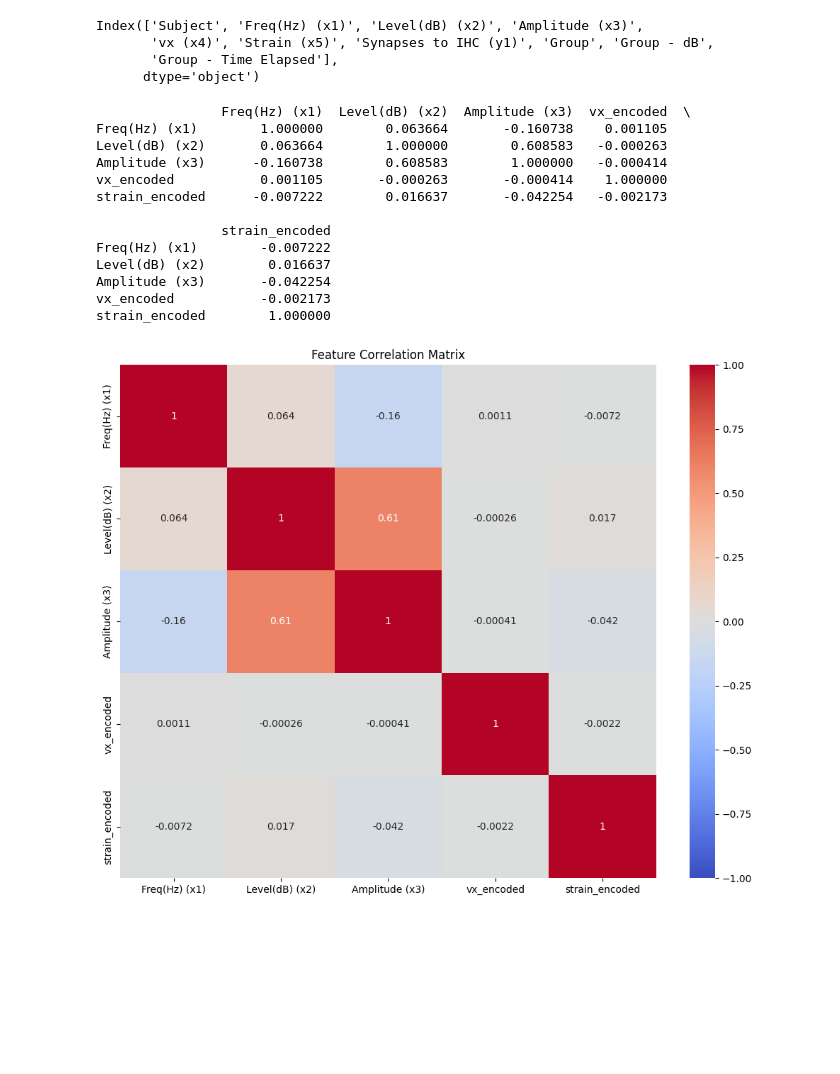
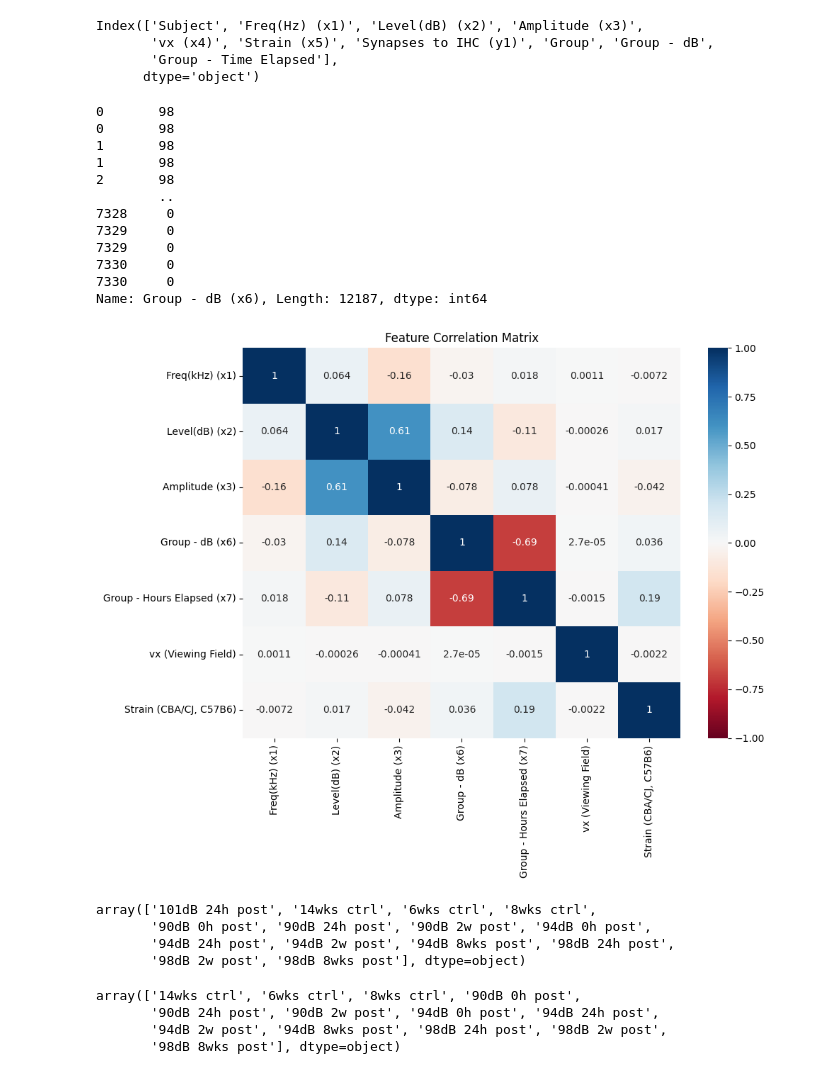
Before and after one commit to lashebir/synapsemodel, a Jupyter notebook: TTbySubject.ipynb, the cells around one changed output. Saved outputs shown, nothing was run; the diff lists cells and outputs as text; code cells hidden in the pictures; blank space fills up the shorter version.

```diff
--- a/TTbySubject.ipynb
+++ b/TTbySubject.ipynb
@@ -8210,3 +9050,18 @@ Index(['Subject', 'Freq(Hz) (x1)', 'Level(dB) (x2)', 'Amplitude (x3)',
        'vx (x4)', 'Strain (x5)', 'Synapses to IHC (y1)', 'Group', 'Group - dB',
        'Group - Time Elapsed'],
       dtype='object')
+# %%
+final_clean_strained_grouped_pos_cleangroup_vs_timed['Group - dB (x6)']
+# %% [output]
+0       98
+0       98
+1       98
+1       98
+2       98
+        ..
+7328     0
+7329     0
+7329     0
+7330     0
+7330     0
+Name: Group - dB (x6), Length: 12187, dtype: int64
@@ -8213,57 +9070,62 @@ Index(['Subject', 'Freq(Hz) (x1)', 'Level(dB) (x2)', 'Amplitude (x3)',
 # %%
 # Make a copy of your data to avoid modifying the original
-df_corr = final_clean_strained_grouped_pos_cleangroup.copy()
+df_corr = final_clean_strained_grouped_pos_cleangroup_vs_timed.copy()
 
 # Use label encoding for both categorical variables
 from sklearn.preprocessing import LabelEncoder
 
 # Encode vx (x4)
 le_vx = LabelEncoder()
-df_corr['vx_encoded'] = le_vx.fit_transform(df_corr['vx (x4)'])
+df_corr['vx (Viewing Field)'] = le_vx.fit_transform(df_corr['vx (x4)'])
 
 # Encode strain
 le_strain = LabelEncoder()
-df_corr['strain_encoded'] = le_strain.fit_transform(df_corr['Strain (x5)'])
+df_corr['Strain (CBA/CJ, C57B6)'] = le_strain.fit_transform(df_corr['Strain (x5)'])
 
 # Create one-hot encoding for strain
 strain_dummies = pd.get_dummies(df_corr['Strain (x5)'], prefix='Strain')
 
 # Select numerical columns for correlation
 numeric_cols = [
-    'Freq(Hz) (x1)',
+    'Freq(kHz) (x1)',
     'Level(dB) (x2)',
     'Amplitude (x3)',
-    'vx_encoded',
-    'strain_encoded'
+    'Group - dB (x6)',
+    'Group - Hours Elapsed (x7)',
+    'vx (Viewing Field)',
+    'Strain (CBA/CJ, C57B6)',
 ]
 
 # Calculate correlation matrix
 correlation_matrix = df_corr[numeric_cols].corr()
 
 # Display the matrix
-print(correlation_matrix)
+# print(correlation_matrix)
 
 # Visualize correlation matrix
 import matplotlib.pyplot as plt
 import seaborn as sns
 
 plt.figure(figsize=(10, 8))
-sns.heatmap(correlation_matrix, annot=True, cmap='coolwarm', vmin=-1, vmax=1)
+sns.heatmap(correlation_matrix, annot=True, cmap='RdBu', vmin=-1, vmax=1)
 plt.title('Feature Correlation Matrix')
 plt.tight_layout()
 plt.show()
 # %% [output]
-                Freq(Hz) (x1)  Level(dB) (x2)  Amplitude (x3)  vx_encoded  \
-Freq(Hz) (x1)        1.000000        0.063664       -0.160738    0.001105
-Level(dB) (x2)       0.063664        1.000000        0.608583   -0.000263
-Amplitude (x3)      -0.160738        0.608583        1.000000   -0.000414
-vx_encoded           0.001105       -0.000263       -0.000414    1.000000
-strain_encoded      -0.007222        0.016637       -0.042254   -0.002173
-
-                strain_encoded
-Freq(Hz) (x1)        -0.007222
-Level(dB) (x2)        0.016637
-Amplitude (x3)       -0.042254
-vx_encoded           -0.002173
-strain_encoded        1.000000
-[figure, old version]
+[figure, new version]
+# %%
+np.unique(final_clean_strained_grouped_pos_cleangroup_vs_timed['Group'])
+# %% [output]
+array(['101dB 24h post', '14wks ctrl', '6wks ctrl', '8wks ctrl',
+       '90dB 0h post', '90dB 24h post', '90dB 2w post', '94dB 0h post',
+       '94dB 24h post', '94dB 2w post', '94dB 8wks post', '98dB 24h post',
+       '98dB 2w post', '98dB 8wks post'], dtype=object)
+# %%
+np.unique(final_clean_strained_grouped_pos_cleangroup_vs_timed[(final_clean_strained_grouped_pos_cleangroup_vs_timed['Strain (x5)']== 'C57B6')]['Group'])
+# Let's choose our control to be WPZ180 @ 16 kHz = 17.547170
+#
+# %% [output]
+array(['14wks ctrl', '6wks ctrl', '8wks ctrl', '90dB 0h post',
+       '90dB 24h post', '90dB 2w post', '94dB 0h post', '94dB 24h post',
+       '94dB 2w post', '94dB 8wks post', '98dB 24h post', '98dB 2w post',
+       '98dB 8wks post'], dtype=object)
```
Also changed, not shown: parts of 35 cells of this notebook.
